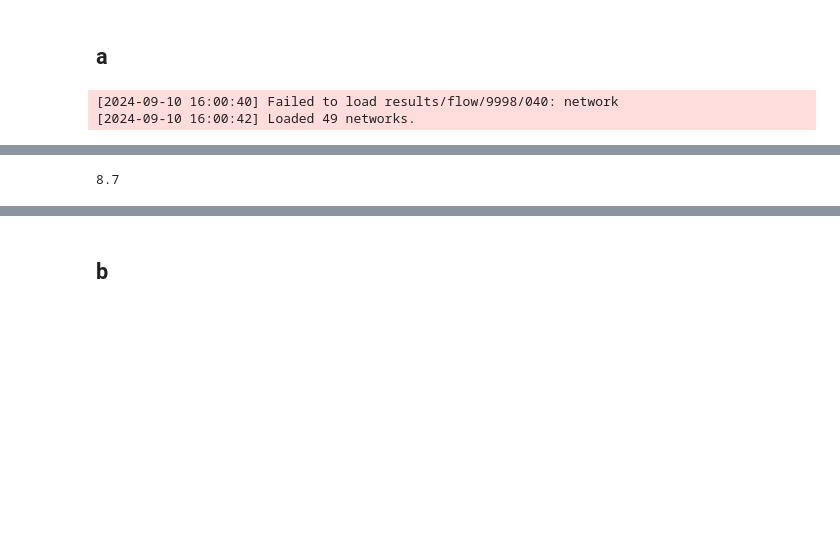
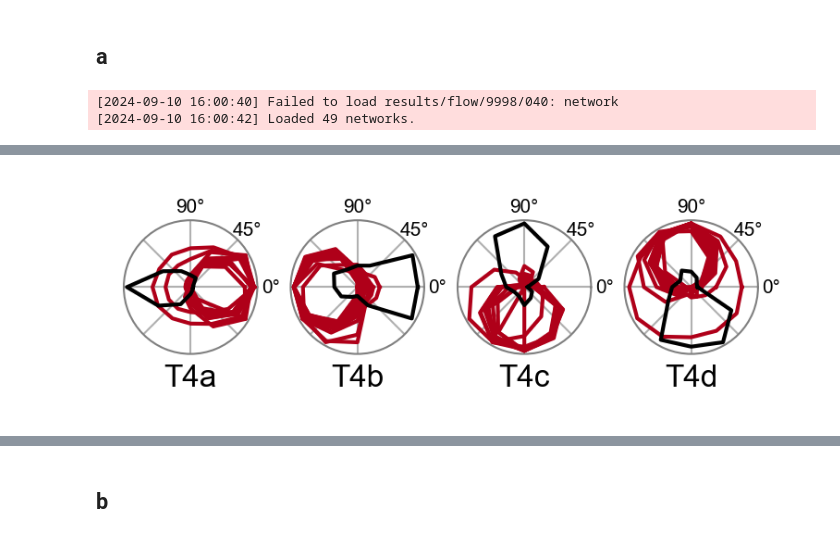
Before and after one commit to TuragaLab/flyvis, a Jupyter notebook: notebooks/figure_04_mechanisms.ipynb, the cells around one changed output, grey strips where cells are left out. Drawn from its saved outputs; the diff is of its cells as text; code cells hidden in the pictures; blank space fills up the shorter version.

Commit message:
adding current views

```diff
--- a/notebooks/figure_04_mechanisms.ipynb
+++ b/notebooks/figure_04_mechanisms.ipynb
@@ -74,2 +50,4 @@ response_view = MovingEdgeResponseView(
 # %%
+# compute normalized tuning curves
 norm = ensemble.responses_norm("naturalistic_stimuli_responses")
+tuning_curves = response_view.tuning_curves(norm=norm)
@@ -76,4 +95,31 @@ norm = ensemble.responses_norm("naturalistic_stimuli_responses")
 # %%
-1.5 * 5.8
+# plot the tuning across the best clusters
+# note: the clustering is not deterministic, so the best cluster may vary and show
+# opposite tuning to the ground truth, depending on the run
+fig, axes, _ = plots.plt_utils.get_axis_grid(
+    range(4),
+    projection="polar",
+    aspect_ratio=4,
+    figsize=[2.95, 0.83],
+    wspace=0.25,
+)
+for i, cell_type in enumerate(["T4a", "T4b", "T4c", "T4d"]):
+    response_view.plot_angular_tuning(
+        cell_type=cell_type,
+        intensity=1,
+        tuning_curves=tuning_curves[:, :, cluster_indices[cell_type][0]],
+        fig=fig,
+        ax=axes[i],
+        groundtruth=True,
+        groundtruth_linewidth=1.0,
+        average_models=False,
+        model_dim=2
+    )
+    axes[i].set_xlabel(cell_type)
+
+for ax in axes:
+    ax.xaxis.label.set_fontsize(8)
+    [i.set_linewidth(0.5) for i in ax.spines.values()]
+    ax.grid(True, linewidth=0.5)
 # %% [output]
-8.7
+[figure, added]
```
Also changed, not shown: parts of 73 cells of this notebook, 13 other files.
